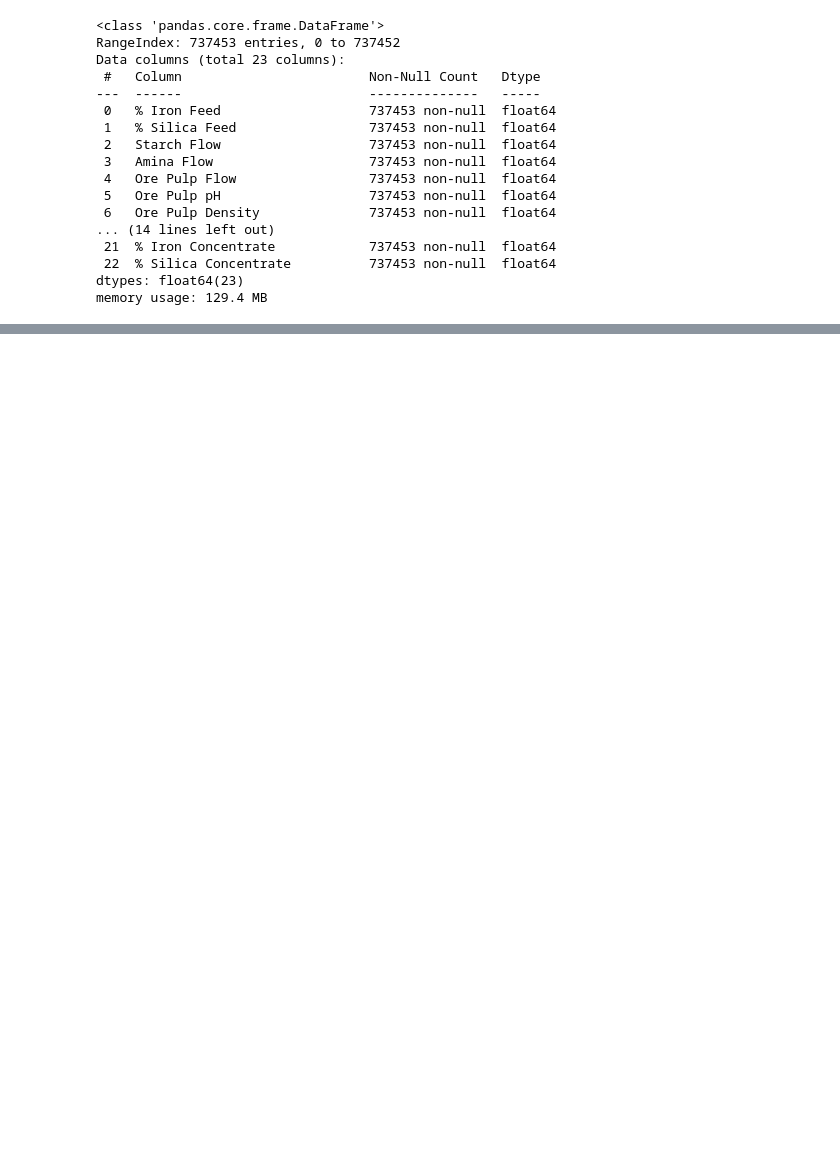
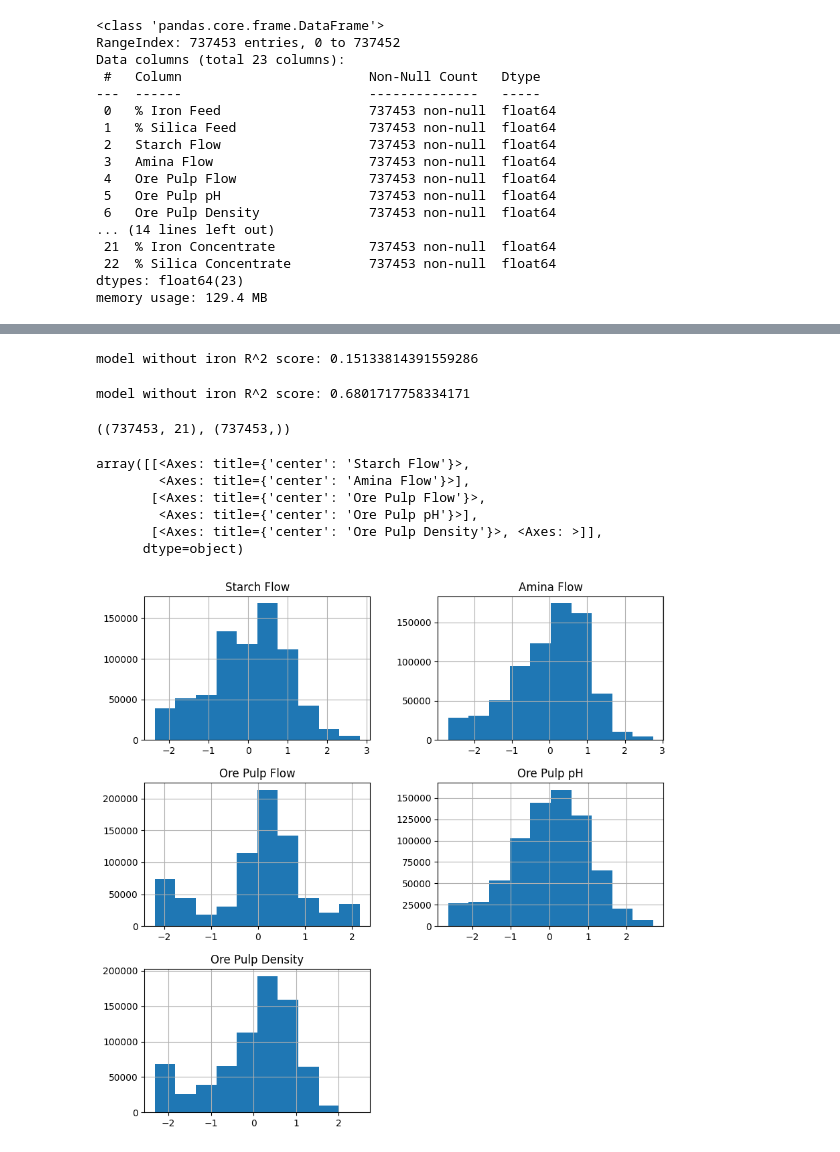
Before and after one commit to arifaygun/Magnimind-ML, a Jupyter notebook: Iron_Ore_Froth_Flotation_Quality_Prediction.ipynb, the cells around one changed output, grey strips where cells are left out. Cells and saved outputs as stored; diff of their text form; code cells hidden in the pictures; blank space fills up the shorter version.

```diff
--- a/Iron_Ore_Froth_Flotation_Quality_Prediction.ipynb
+++ b/Iron_Ore_Froth_Flotation_Quality_Prediction.ipynb
@@ -130,0 +291,10 @@ memory usage: 129.4 MB
+# %%
+model1.fit(X_train , y_train)
+print(f'model without iron R^2 score: {model1.score(X_test , y_test)}')
+# %% [output]
+model without iron R^2 score: 0.15133814391559286
+# %%
+model2.fit(Xi_train , yi_train)
+print(f'model without iron R^2 score: {model2.score(Xi_test , yi_test)}')
+# %% [output]
+model without iron R^2 score: 0.6801717758334171
@@ -130,0 +304,19 @@ memory usage: 129.4 MB
+# %%
+X.shape, y.shape
+# %% [output]
+((737453, 21), (737453,))
+# %%
+df_scaled.hist(column=['Starch Flow',
+                       'Amina Flow',
+                       'Ore Pulp Flow',
+                       'Ore Pulp pH',
+                       'Ore Pulp Density'],
+                       grid=True,figsize=(10,10))
+# %% [output]
+array([[<Axes: title={'center': 'Starch Flow'}>,
+        <Axes: title={'center': 'Amina Flow'}>],
+       [<Axes: title={'center': 'Ore Pulp Flow'}>,
+        <Axes: title={'center': 'Ore Pulp pH'}>],
+       [<Axes: title={'center': 'Ore Pulp Density'}>, <Axes: >]],
+      dtype=object)
+[figure, added]
```
Also changed, not shown: parts of 20 cells of this notebook.
